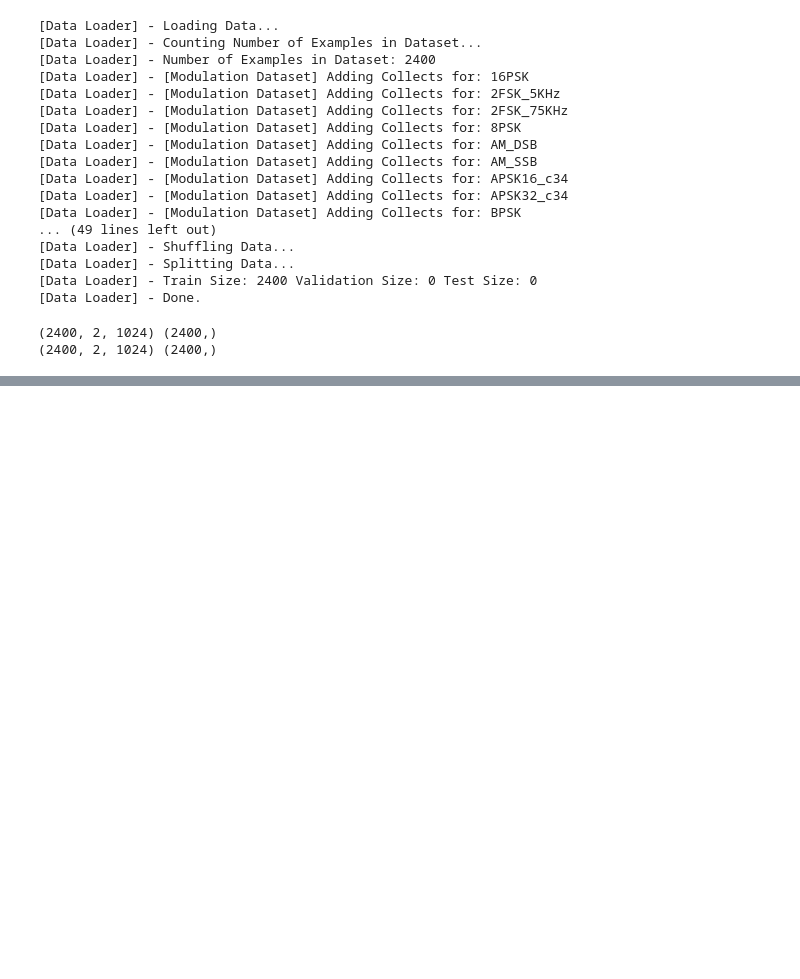
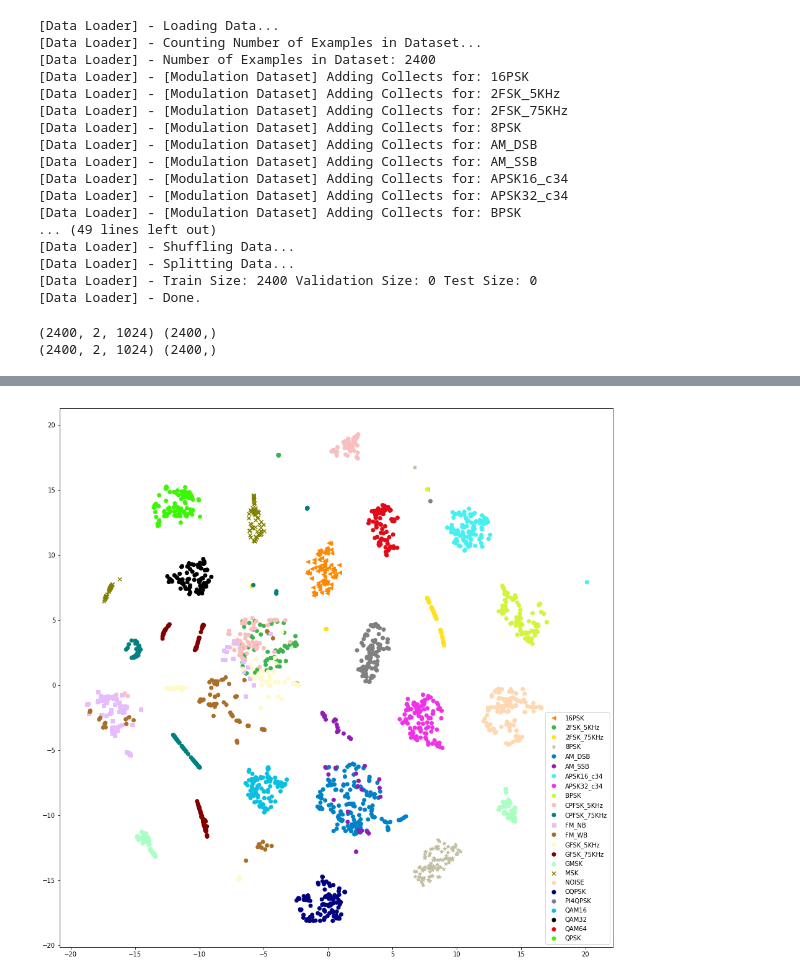
Before and after one commit to yunfanz/army_challenge, a Jupyter notebook: Code/tsne.ipynb, the cells around one changed output, grey strips where cells are left out. Drawn from its saved outputs; the diff is of its cells as text; code cells hidden in the pictures; blank space fills up the shorter version.

```diff
--- a/Code/tsne.ipynb
+++ b/Code/tsne.ipynb
@@ -185,0 +230,13 @@ tsne_plus_plot(model, testdata2, test2_labels)
+# %%
+snr_preds3 = np.asarray([np.argmax(snr_prob) for snr_prob in snr_model.predict(testdata3)])
+# %%
+train_data3  = testdata3[np.where(snr_preds3 == 5)]
+# %%
+train_data3  = train_data3[np.random.choice(train_data3.shape[0], 2400, replace=False)]
+# %%
+train_labels3_probabilities = model.predict(train_data3)
+train_labels3 = np.asarray([CLASSES[np.argmax(pred)] for pred in train_labels3_probabilities])
+# %%
+tsne_plus_plot(model, train_data3, train_labels3)
+# %% [output]
+[figure, added]
```
Also changed, not shown: parts of 24 cells of this notebook.
